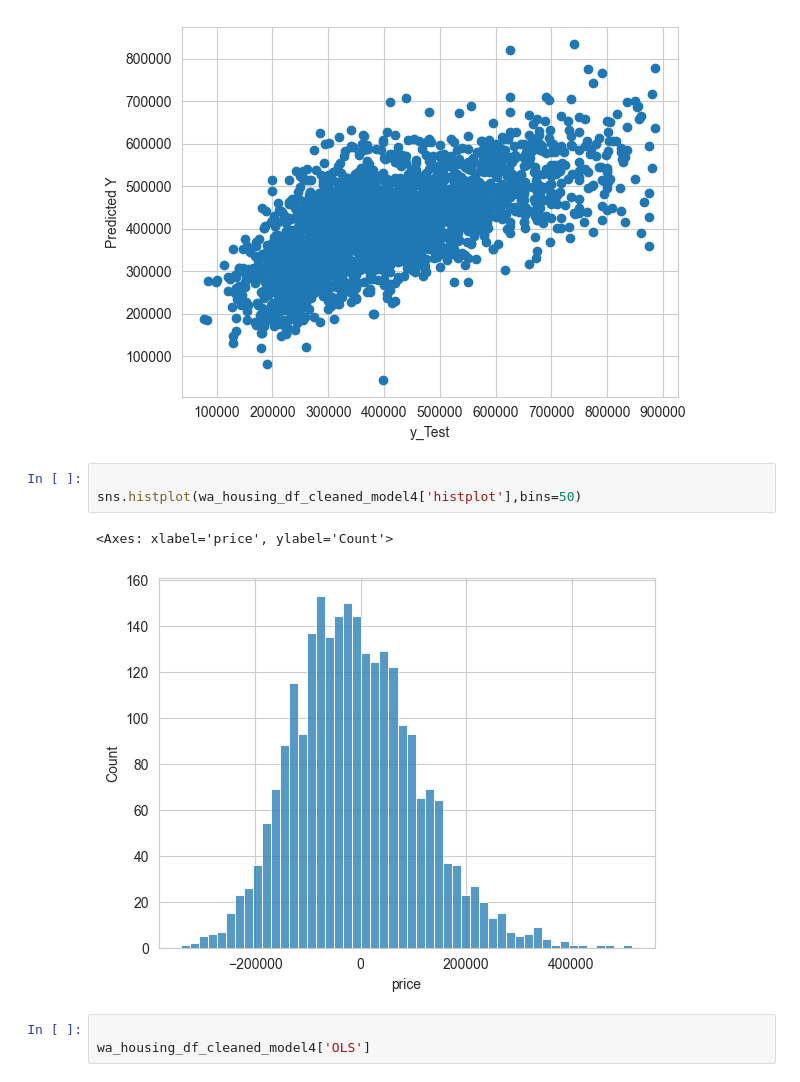
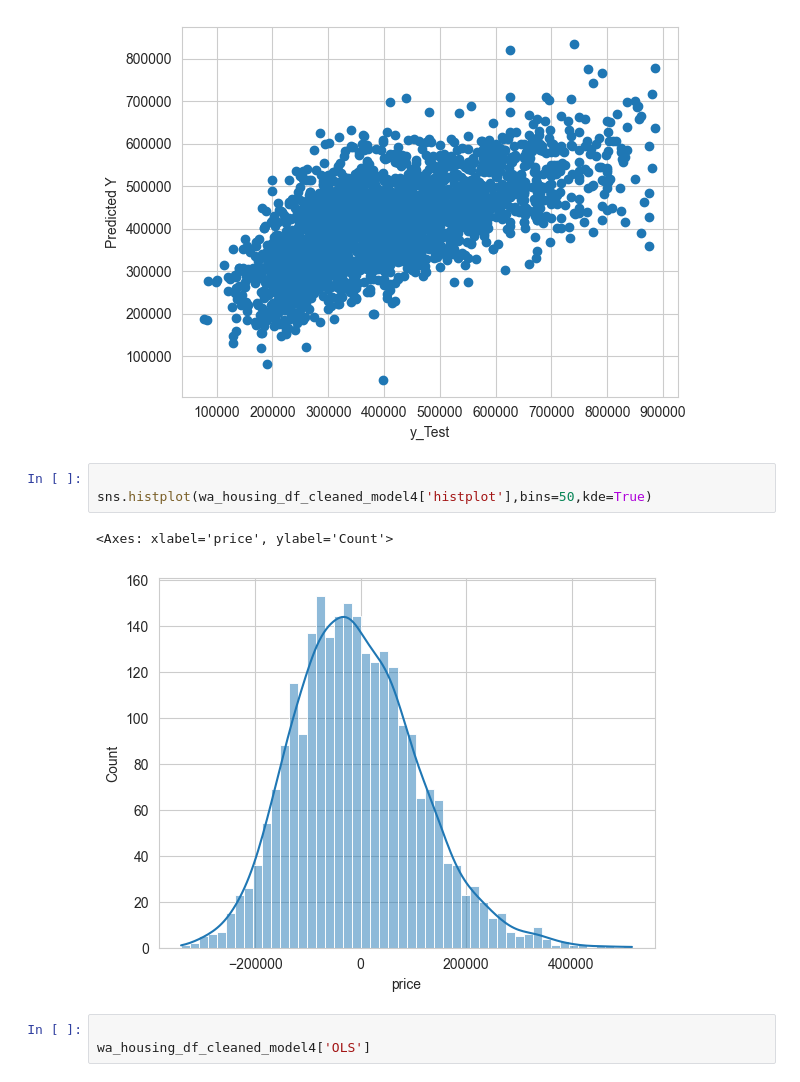
Before and after one commit to Takosaga/spring_24, a Jupyter notebook: data_mining/lab3/lab3.ipynb, the cells around one changed output. Drawn from its saved outputs; the diff is of its cells as text.

```diff
--- a/data_mining/lab3/lab3.ipynb
+++ b/data_mining/lab3/lab3.ipynb
@@ -974,10 +974,10 @@ Text(0, 0.5, 'Predicted Y')
 [figure]
 # %%
 
-sns.histplot(wa_housing_df_cleaned_model4['histplot'],bins=50)
+sns.histplot(wa_housing_df_cleaned_model4['histplot'],bins=50,kde=True)
 # %% [output]
 <Axes: xlabel='price', ylabel='Count'>
-[figure, old version]
+[figure, new version]
 # %%
 
 wa_housing_df_cleaned_model4['OLS']
```
Also changed, not shown: parts of 22 cells of this notebook.
